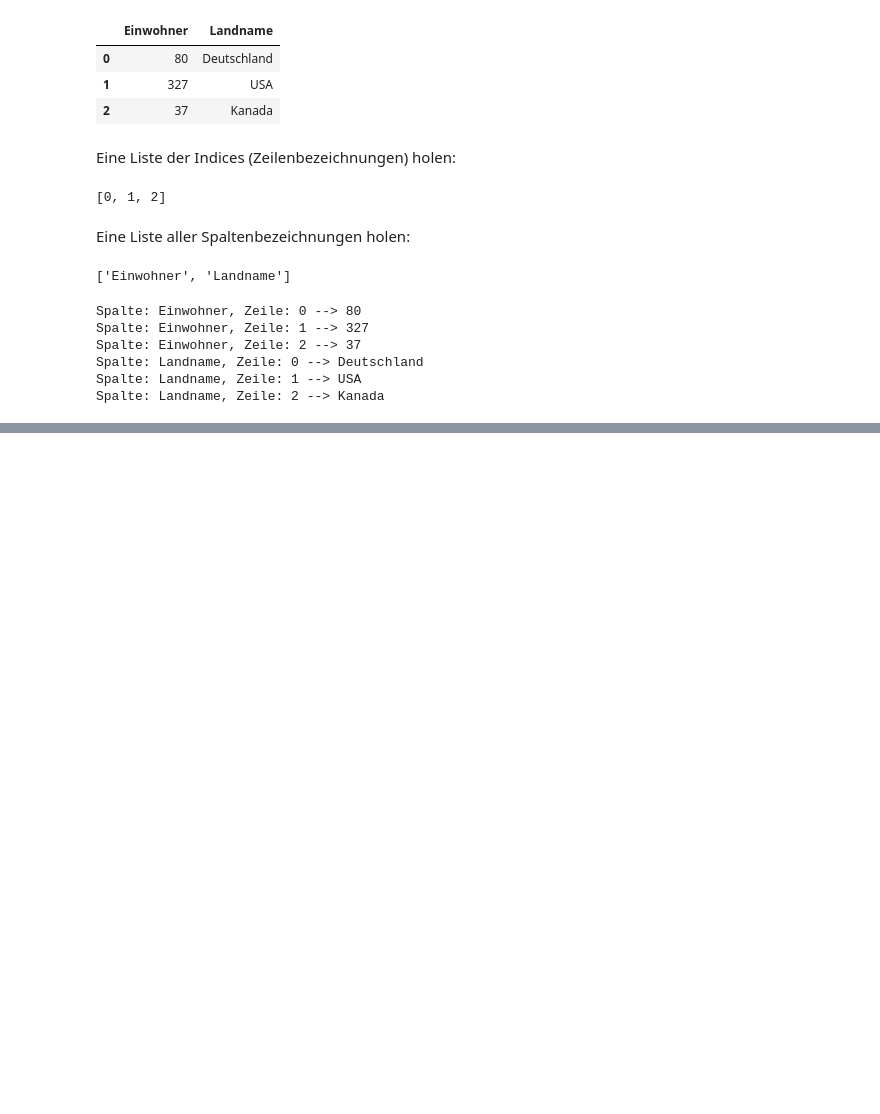
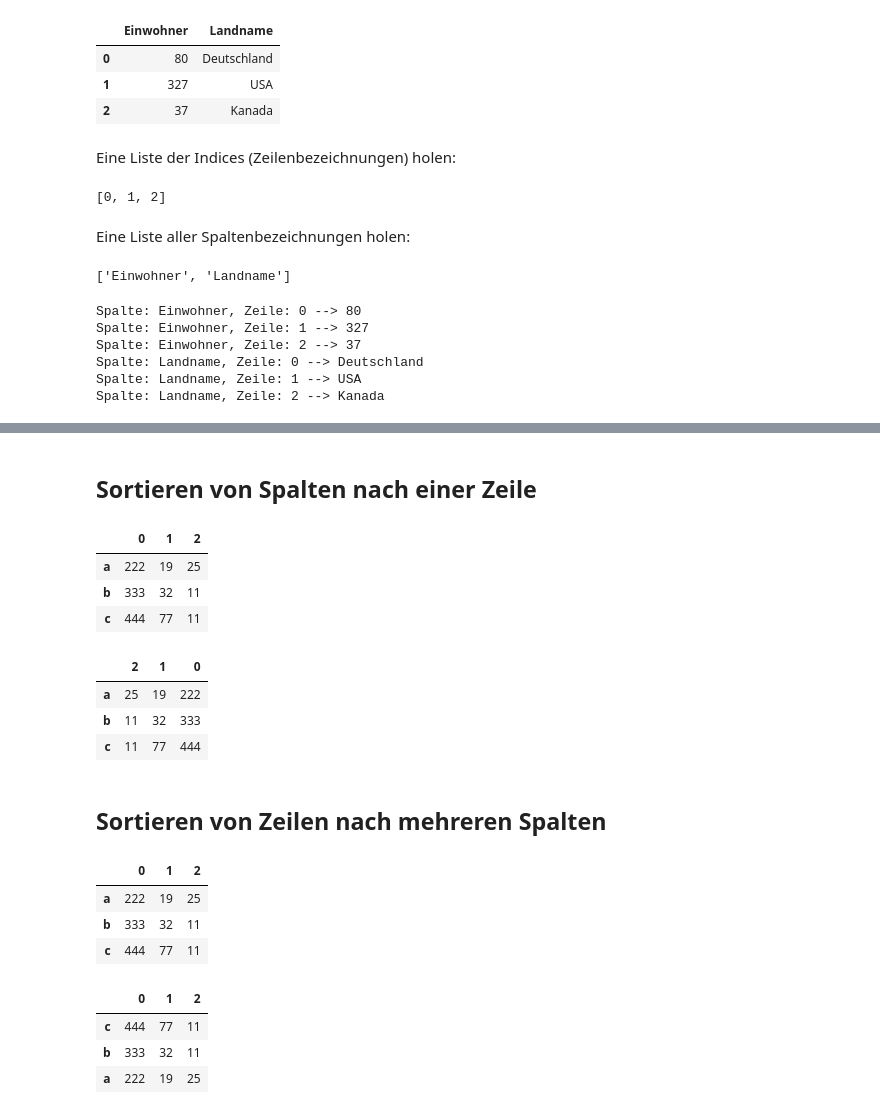
Before and after one commit to juebrauer/course_introduction_to_python, a Jupyter notebook: 06_pandas_datenstrukturen/pandas_datenstrukturen.ipynb, the cells around one changed output, grey strips where cells are left out. Saved outputs shown, nothing was run; the diff lists cells and outputs as text; code cells hidden in the pictures; blank space fills up the shorter version.

Commit message:
Pandas: 1. how to sort the rows of a Pandas DataFrame according to a single or multiple columns, 2. how to sort the columns of a Pandas DataFrame according to a single row

```diff
--- a/06_pandas_datenstrukturen/pandas_datenstrukturen.ipynb
+++ b/06_pandas_datenstrukturen/pandas_datenstrukturen.ipynb
@@ -967,0 +1035,25 @@ Spalte: Landname, Zeile: 2 --> Kanada
+# %% [markdown]
+## Sortieren von Spalten nach einer Zeile
+# %%
+matrix = [(222, 19, 25),
+          (333, 32, 11),
+          (444, 77, 11),
+          ]
+
+df= pd.DataFrame(matrix, index=list("abc"))
+# %%
+df
+# %% [output]
+|  | 0 | 1 | 2 |
+| a | 222 | 19 | 25 |
+| b | 333 | 32 | 11 |
+| c | 444 | 77 | 11 |
+# %%
+df.sort_values(by="c", axis=1)
+# %% [output]
+|  | 2 | 1 | 0 |
+| a | 25 | 19 | 222 |
+| b | 11 | 32 | 333 |
+| c | 11 | 77 | 444 |
+# %% [markdown]
+## Sortieren von Zeilen nach mehreren Spalten
@@ -967,0 +1067,14 @@ Spalte: Landname, Zeile: 2 --> Kanada
+# %%
+df
+# %% [output]
+|  | 0 | 1 | 2 |
+| a | 222 | 19 | 25 |
+| b | 333 | 32 | 11 |
+| c | 444 | 77 | 11 |
+# %%
+df.sort_values(by=[2,1], ascending=[True,False])
+# %% [output]
+|  | 0 | 1 | 2 |
+| c | 444 | 77 | 11 |
+| b | 333 | 32 | 11 |
+| a | 222 | 19 | 25 |
```
Also changed, not shown: parts of 15 cells of this notebook.
